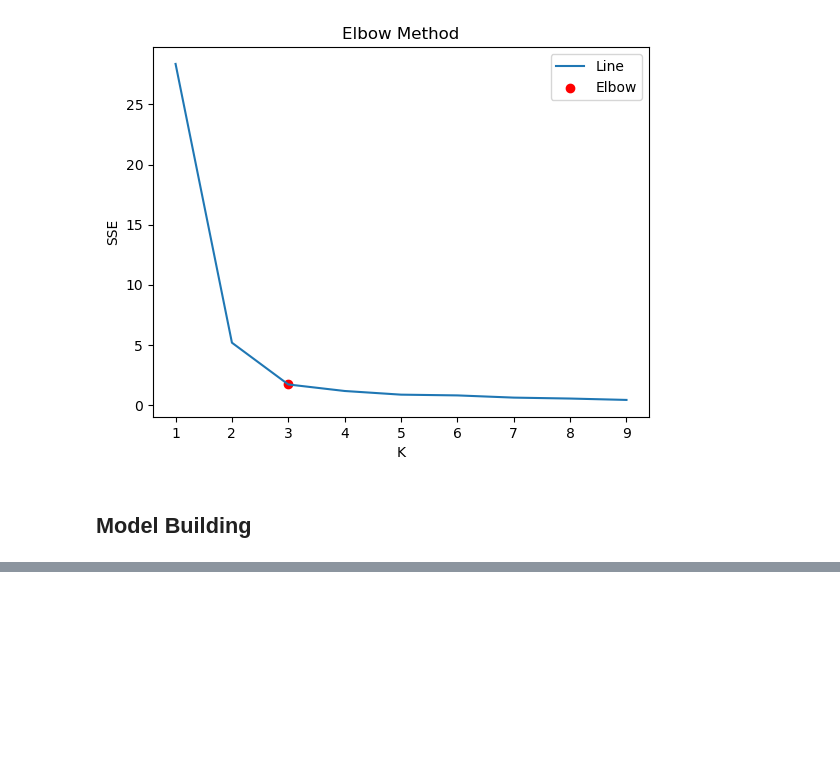
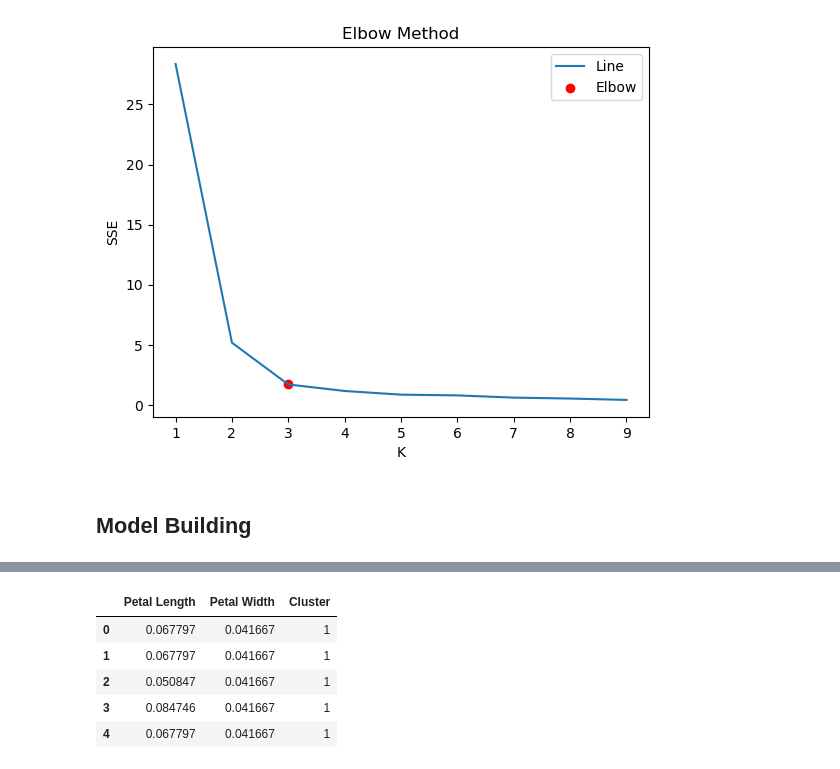
Before and after one commit to markdhareal/k-means-clustering, a Jupyter notebook: notebook/k-means-practice.ipynb, the cells around one changed output, grey strips where cells are left out. Saved outputs shown, nothing was run; the diff lists cells and outputs as text; code cells hidden in the pictures; blank space fills up the shorter version.

```diff
--- a/notebook/k-means-practice.ipynb
+++ b/notebook/k-means-practice.ipynb
@@ -104,0 +118,10 @@ plt.show()
+# %%
+iris_data_frame['Cluster'] = y_predicted
+iris_data_frame.head()
+# %% [output]
+|  | Petal Length | Petal Width | Cluster |
+| 0 | 0.067797 | 0.041667 | 1 |
+| 1 | 0.067797 | 0.041667 | 1 |
+| 2 | 0.050847 | 0.041667 | 1 |
+| 3 | 0.084746 | 0.041667 | 1 |
+| 4 | 0.067797 | 0.041667 | 1 |
```
Also changed, not shown: parts of 4 cells of this notebook.
